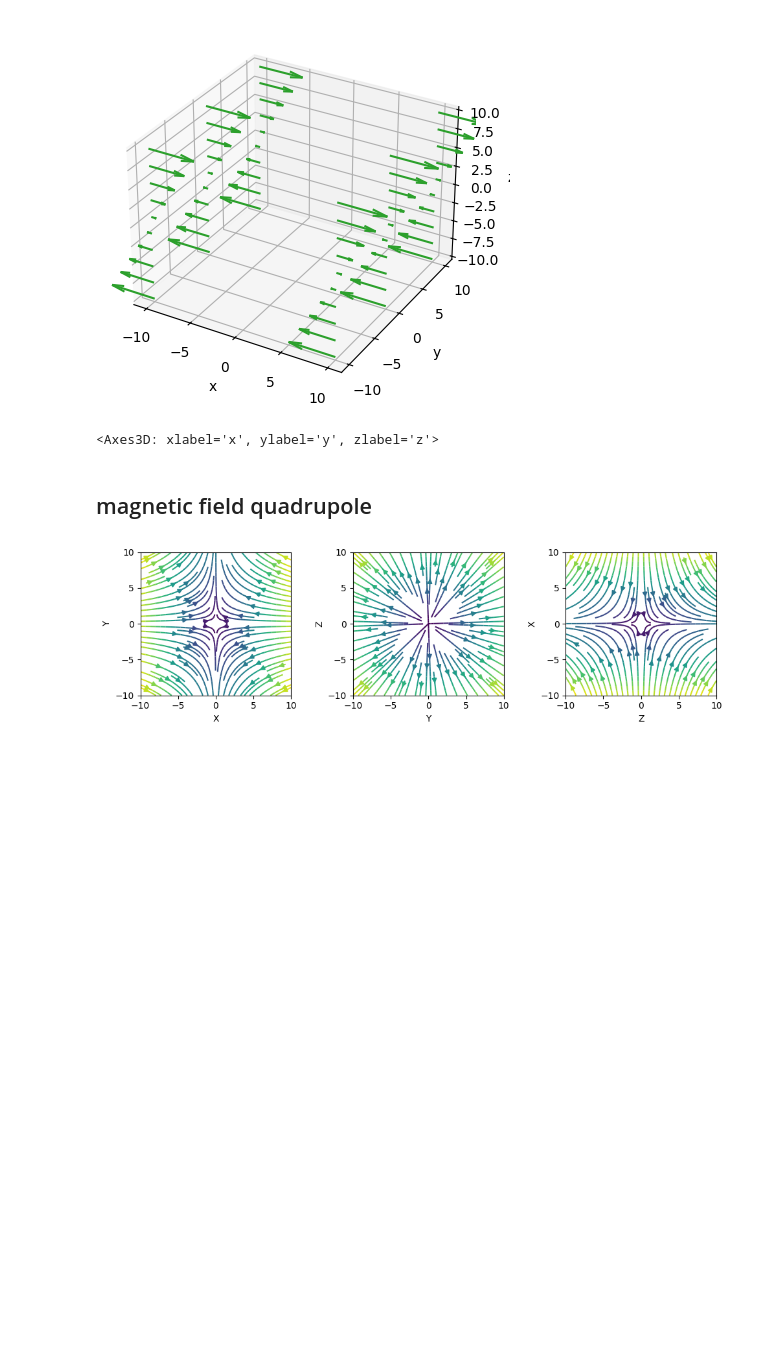
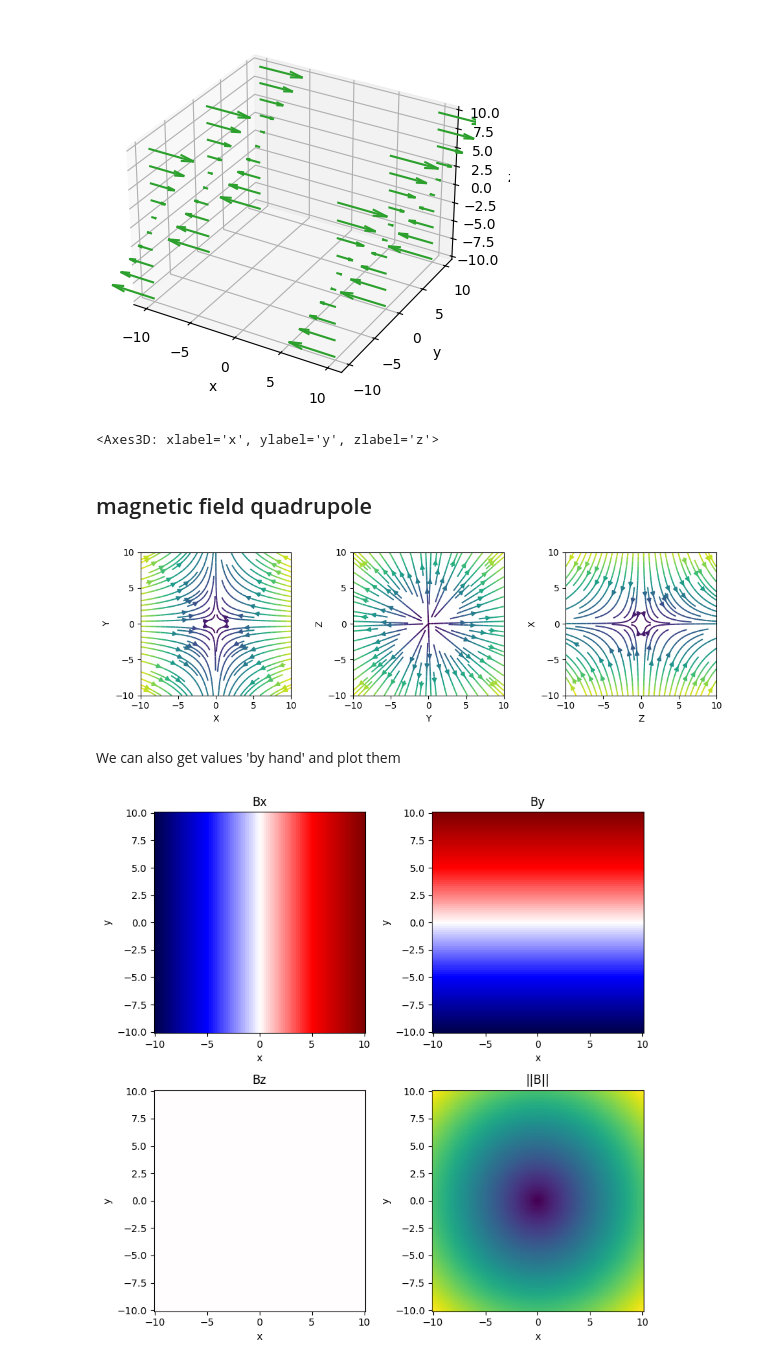
Before and after one commit to adareau/atomSmltr, a Jupyter notebook: docs/_notebook_examples/components/03-magnetic-fields.ipynb, the cells around one changed output. Cells and saved outputs as stored; diff of their text form; code cells hidden in the pictures; blank space fills up the shorter version.

Commit message:
[examples] magnetic fields & zones

```diff
--- a/docs/_notebook_examples/components/03-magnetic-fields.ipynb
+++ b/docs/_notebook_examples/components/03-magnetic-fields.ipynb
@@ -108,3 +108,47 @@ quadX.plot2D(plane="ZX", limits=limits, Npoints=Npoints, ax=axes[2])
 plt.show()
 # %% [output]
 [figure]
+# %% [markdown]
+We can also get values 'by hand' and plot them
+# %%
+from atomsmltr.environment import MagneticQuadrupoleZ
+import numpy as np
+import matplotlib.pyplot as plt
+
+# init magnetic field
+magfield = MagneticQuadrupoleZ((0,0,0), 0.1)
+
+# prepare a grid of positions, spanning over the (x,y) plane at z=0
+grid = np.mgrid[-10:10:100j, -10:10:101j, 0:0:1j]
+grid = np.squeeze(grid)  # remove extra dimensions
+X, Y, _ = grid
+X, Y = X.T, Y.T
+position = grid.T
+
+# compute field values
+B = magfield.value(position)
+B_norm = magfield.norm(position)
+
+# get components
+Bx, By, Bz = B.T
+Bx, By, Bz = Bx.T, By.T, Bz.T
+
+# plot
+
+fig, axes = plt.subplots(2, 2, figsize=(8,8), tight_layout=True)
+
+axes[0][0].pcolormesh(X, Y, Bx, cmap="seismic")
+axes[0][0].set_title("Bx")
+axes[0][1].pcolormesh(X, Y, By, cmap="seismic")
+axes[0][1].set_title("By")
+axes[1][0].pcolormesh(X, Y, Bz, cmap="seismic", vmin=-1, vmax=1)
+axes[1][0].set_title("Bz")
+axes[1][1].pcolormesh(X, Y, B_norm)
+axes[1][1].set_title("||B||")
+
+for ax in axes.ravel():
+    ax.set_xlabel("x")
+    ax.set_ylabel("y")
+plt.show()
+# %% [output]
+[figure, added]
```
Also changed, not shown: 1 other file.
